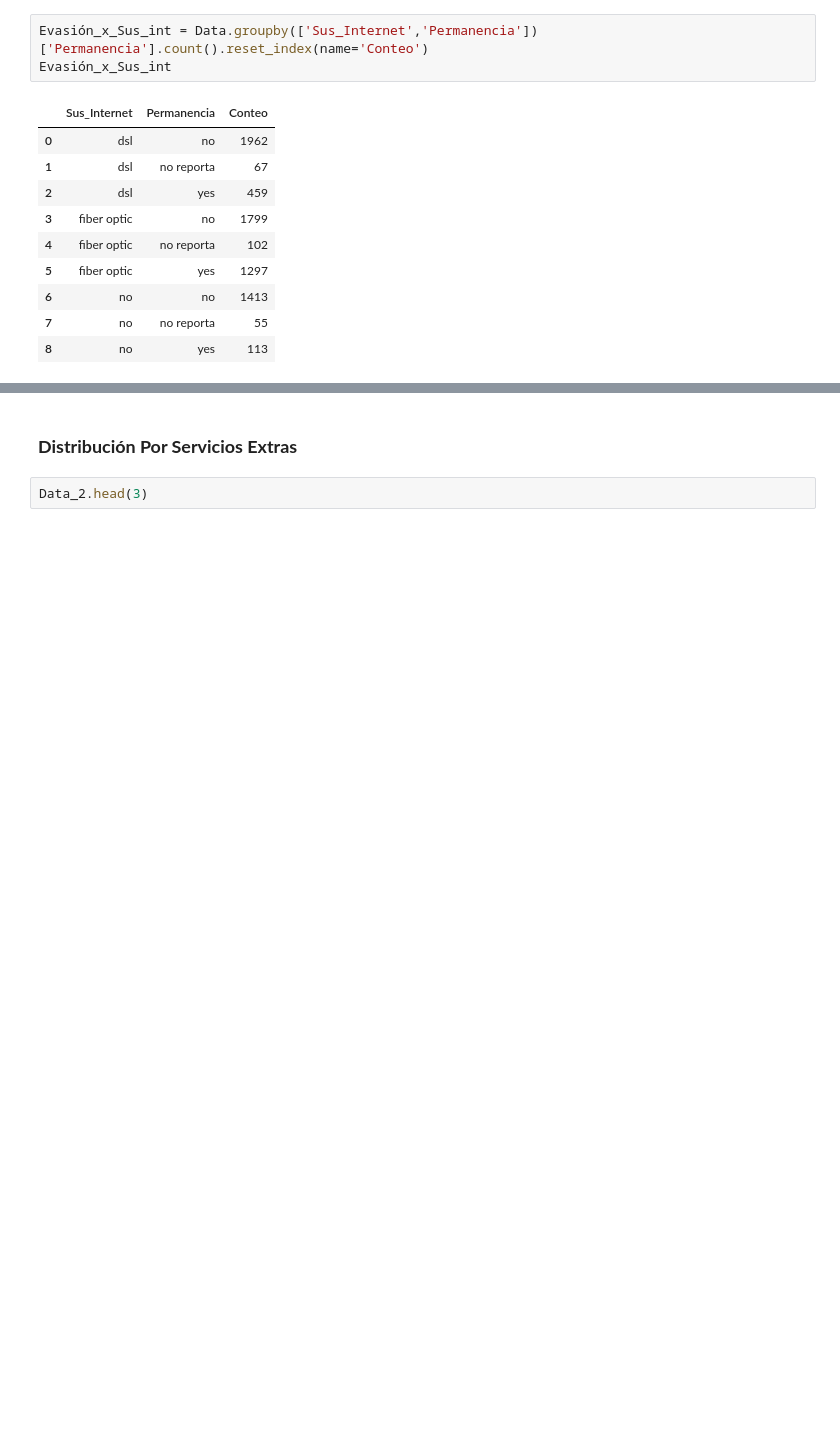
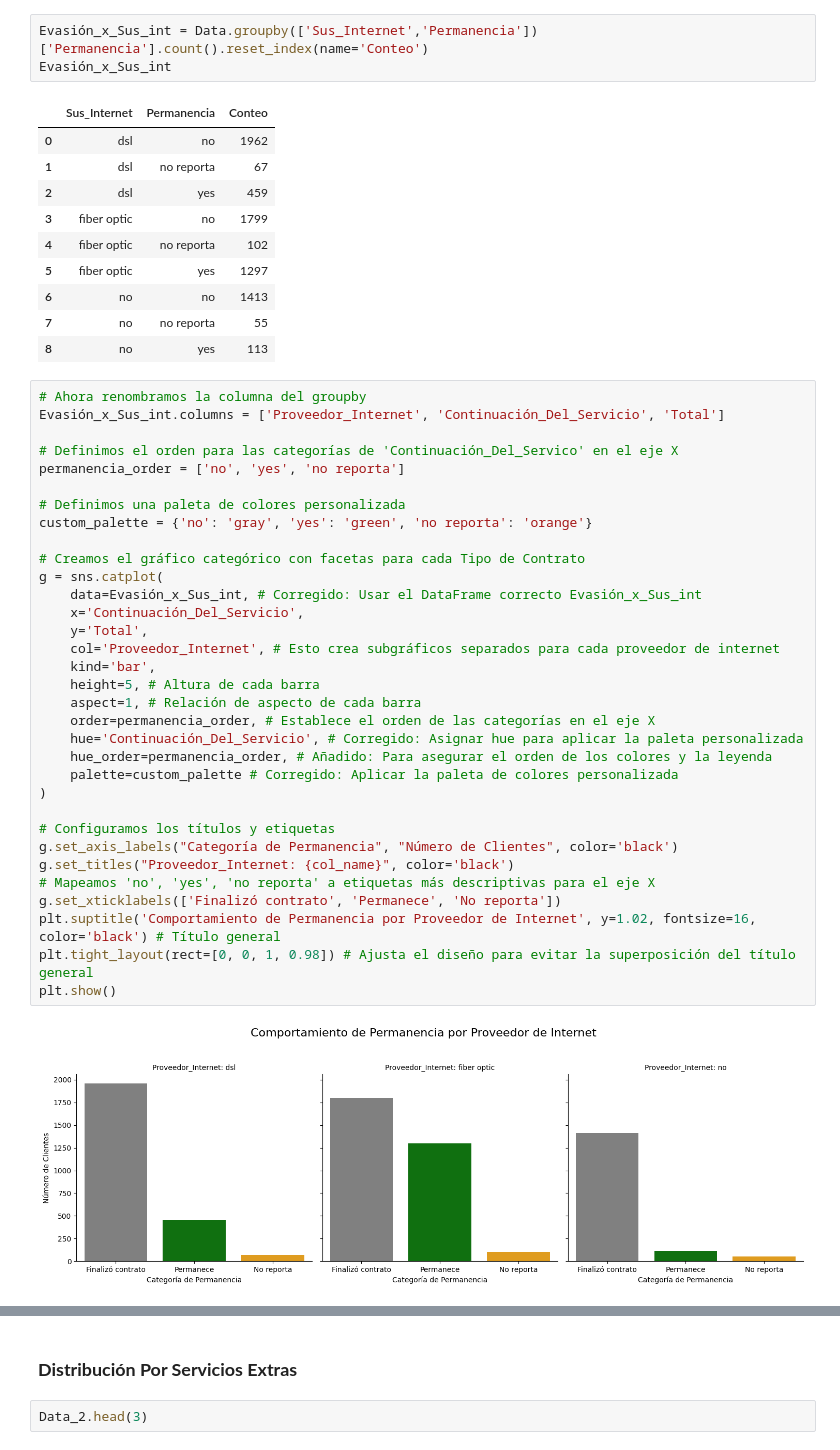
Before and after one commit to CarloR04/Challenge-Telcom_X, a Jupyter notebook: Telcom_X.ipynb, the cells around one changed output, grey strips where cells are left out. Saved outputs shown, nothing was run; the diff lists cells and outputs as text; blank space fills up the shorter version.

Commit message:
Continuando Construcción de gráficos

```diff
--- a/Telcom_X.ipynb
+++ b/Telcom_X.ipynb
@@ -968,6 +994,41 @@ Evasión_x_Sus_int
 | 6 | no | no | 1413 |
 | 7 | no | no reporta | 55 |
 | 8 | no | yes | 113 |
+# %%
+# Ahora renombramos la columna del groupby
+Evasión_x_Sus_int.columns = ['Proveedor_Internet', 'Continuación_Del_Servicio', 'Total']
+
+# Definimos el orden para las categorías de 'Continuación_Del_Servico' en el eje X
+permanencia_order = ['no', 'yes', 'no reporta']
+
+# Definimos una paleta de colores personalizada
+custom_palette = {'no': 'gray', 'yes': 'green', 'no reporta': 'orange'}
+
+# Creamos el gráfico categórico con facetas para cada Tipo de Contrato
+g = sns.catplot(
+    data=Evasión_x_Sus_int, # Corregido: Usar el DataFrame correcto Evasión_x_Sus_int
+    x='Continuación_Del_Servicio',
+    y='Total',
+    col='Proveedor_Internet', # Esto crea subgráficos separados para cada proveedor de internet
+    kind='bar',
+    height=5, # Altura de cada barra
+    aspect=1, # Relación de aspecto de cada barra
+    order=permanencia_order, # Establece el orden de las categorías en el eje X
+    hue='Continuación_Del_Servicio', # Corregido: Asignar hue para aplicar la paleta personalizada
+    hue_order=permanencia_order, # Añadido: Para asegurar el orden de los colores y la leyenda
+    palette=custom_palette # Corregido: Aplicar la paleta de colores personalizada
+)
+
+# Configuramos los títulos y etiquetas
+g.set_axis_labels("Categoría de Permanencia", "Número de Clientes", color='black')
+g.set_titles("Proveedor_Internet: {col_name}", color='black')
+# Mapeamos 'no', 'yes', 'no reporta' a etiquetas más descriptivas para el eje X
+g.set_xticklabels(['Finalizó contrato', 'Permanece', 'No reporta'])
+plt.suptitle('Comportamiento de Permanencia por Proveedor de Internet', y=1.02, fontsize=16, color='black') # Título general
+plt.tight_layout(rect=[0, 0, 1, 0.98]) # Ajusta el diseño para evitar la superposición del título general
+plt.show()
+# %% [output]
+[figure, added]
 # %%
 # Ahora renombramos la columna del groupby
 Evasión_x_Sus_int.columns = ['Proveedor_Internet', 'Continuación_Del_Servicio', 'Total']
```
Also changed, not shown: parts of 13 cells of this notebook.
